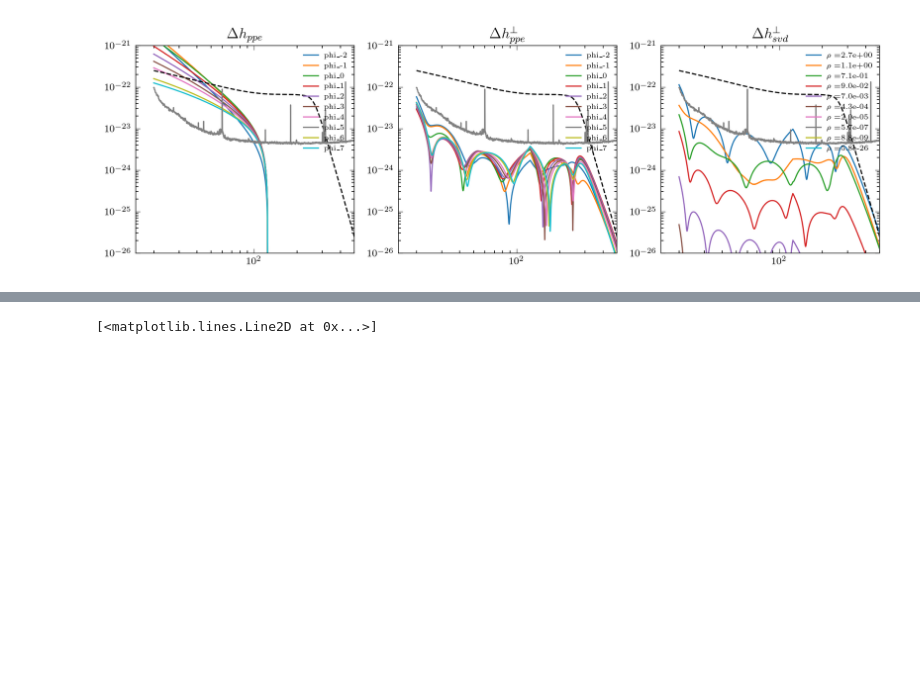
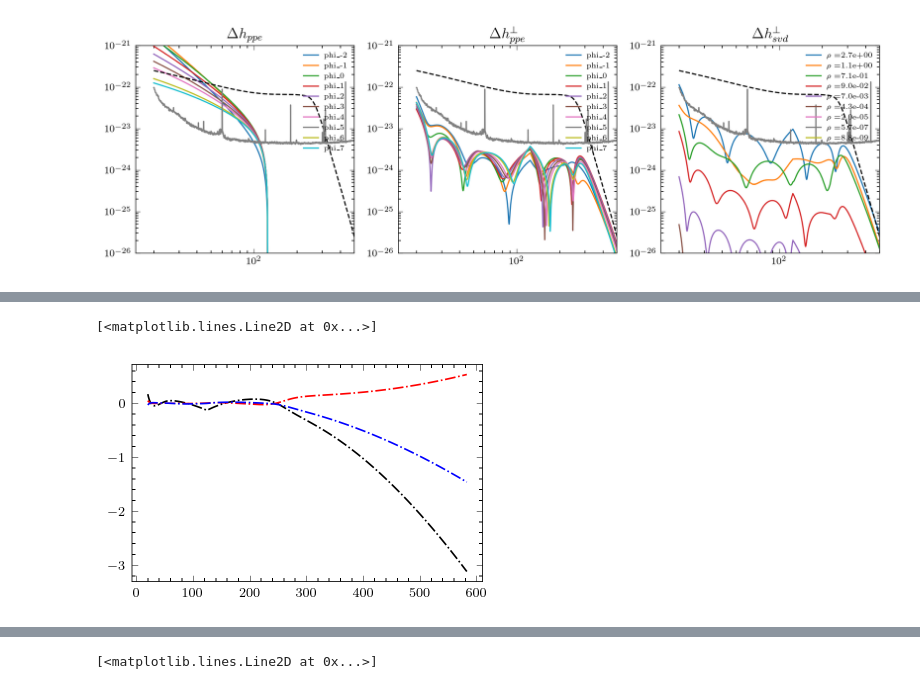
Before and after one commit to BrianCSeymour/geo-tgr, a Jupyter notebook: svd-ppeperp.ipynb, the cells around one changed output, grey strips where cells are left out. Drawn from its saved outputs; the diff is of its cells as text; code cells hidden in the pictures; blank space fills up the shorter version.

```diff
--- a/svd-ppeperp.ipynb
+++ b/svd-ppeperp.ipynb
@@ -371,0 +459,28 @@ plt.show()
+# %%
+i=0
+
+vals = norm/9/np.sum(singnorm) * s[i] * Vh[i, :] / weight / hgr["H1"]/1j
+ang0 = -np.unwrap(np.real(vals))
+# vals = norm/27*s[i] * Vh[i, :4000] / weight/ hgr["H1"]/1j
+# ang2 =  -np.real(norm/27*s[i] * Vh[i, :4000] / weight/ hgr["H1"]/1j)
+plt.plot(obj.freqs,ang0, label=rf"$\Delta \Psi_{{\mathrm{{SVD}}\, {i+1:d} }}$",ls = "-.",c=cc[i])
+
+i=1
+
+vals = norm/9/np.sum(singnorm) * s[i] * Vh[i, :] / weight / hgr["H1"]/1j
+ang1 = -np.unwrap(np.real(vals))
+# vals = norm/27*s[i] * Vh[i, :4000] / weight/ hgr["H1"]/1j
+# ang2 =  -np.real(norm/27*s[i] * Vh[i, :4000] / weight/ hgr["H1"]/1j)
+plt.plot(obj.freqs,ang1, label=rf"$\Delta \Psi_{{\mathrm{{SVD}}\, {i+1:d} }}$",ls = "-.",c=cc[i])
+
+
+i=2
+
+vals = norm/9/np.sum(singnorm) * s[i] * Vh[i, :] / weight / hgr["H1"]/1j
+ang2 = -np.unwrap(np.real(vals))
+# vals = norm/27*s[i] * Vh[i, :4000] / weight/ hgr["H1"]/1j
+# ang2 =  -np.real(norm/27*s[i] * Vh[i, :4000] / weight/ hgr["H1"]/1j)
+plt.plot(obj.freqs,ang2, label=rf"$\Delta \Psi_{{\mathrm{{SVD}}\, {i+1:d} }}$",ls = "-.",c=cc[i])
+# %% [output]
+[<matplotlib.lines.Line2D at 0x...>]
+[figure, added]
```
Also changed, not shown: parts of 15 cells of this notebook, 5 other files.
